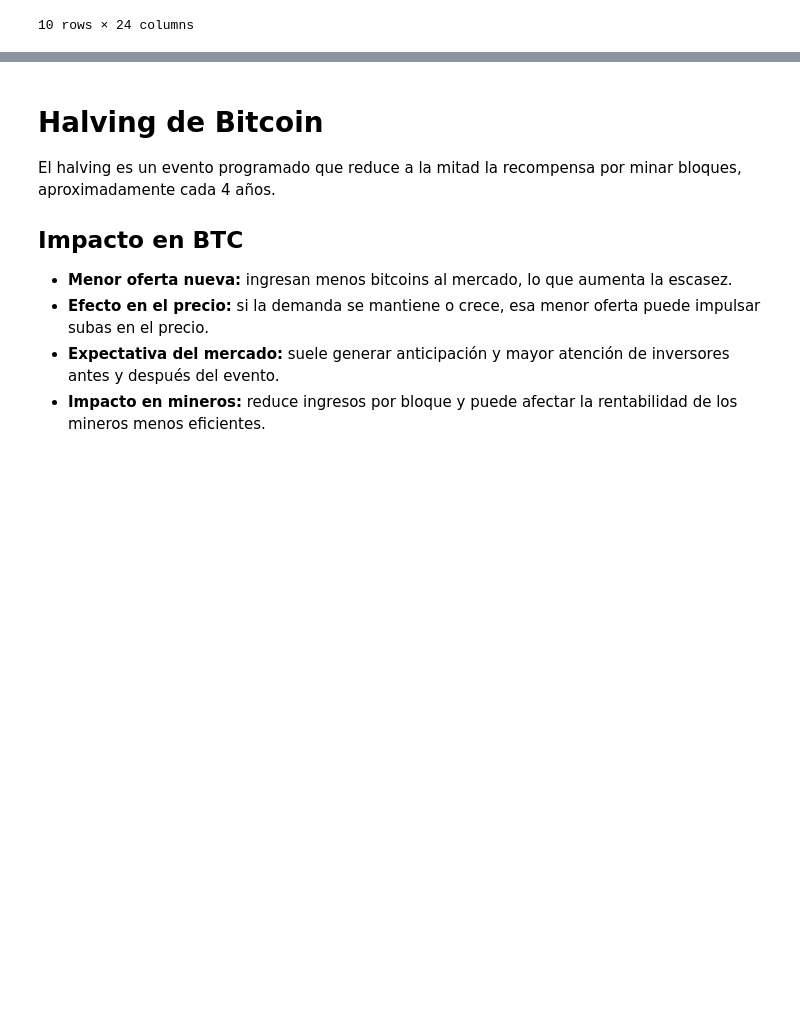
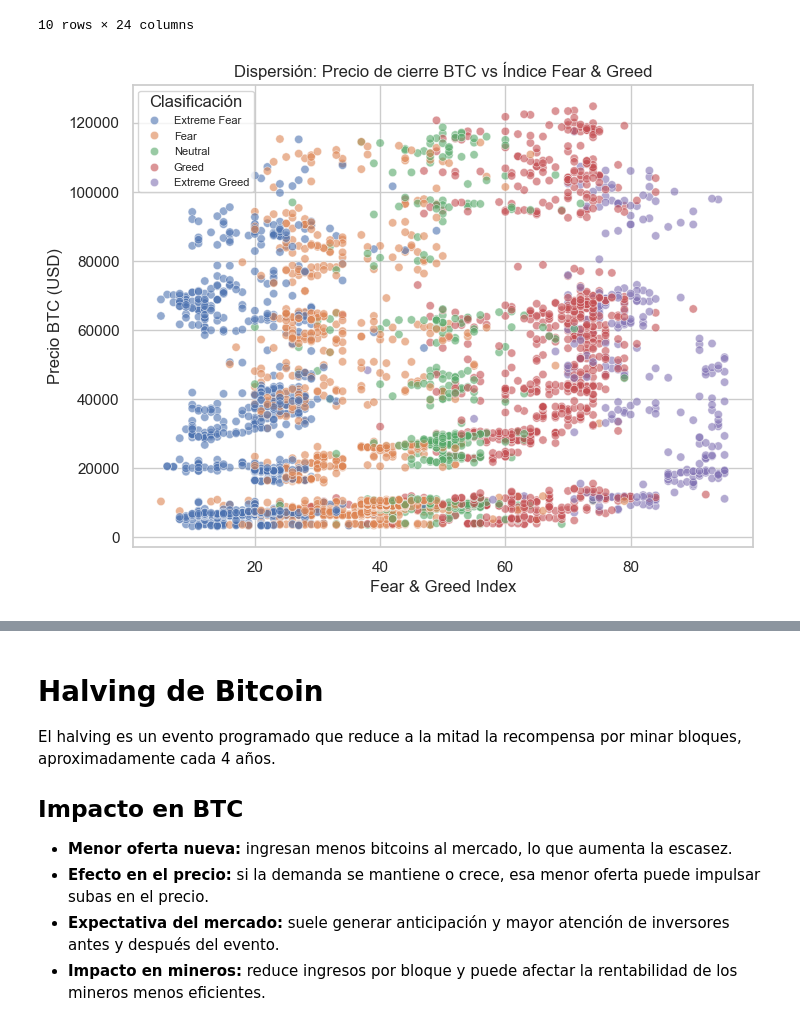
Before and after one commit to Miguelachoacho/TP-2026, a Jupyter notebook: Entrega3/AnalisisExploratorios/exploracionDatos.ipynb, the cells around one changed output, grey strips where cells are left out. Cells and saved outputs as stored; diff of their text form; code cells hidden in the pictures; blank space fills up the shorter version.

```diff
--- a/Entrega3/AnalisisExploratorios/exploracionDatos.ipynb
+++ b/Entrega3/AnalisisExploratorios/exploracionDatos.ipynb
@@ -248,3 +240,17 @@ full_data.tail(10)
 | 3125 | 2026-08-23 | 77755.265625 | 77082.843750 | 78036.867188 | 75624.945312 | 31158396908 | 672.421875 | 2411.921875 | 0.008716 | ... |
 | 3126 | 2026-08-24 | 78858.929688 | 77727.617188 | 79891.304688 | 76838.726562 | 56741580800 | 1131.312500 | 3052.578125 | 0.014194 | ... |
 10 rows × 24 columns
+# %%
+# Gráfico de dispersión: Precio BTC vs Fear & Greed
+full_data['fng_value_lag1'] = full_data['fng_value'].shift(1)
+scatter_data = full_data[['Close', 'fng_value_lag1', 'fng_classification']].dropna()
+
+plt.figure(figsize=(8, 6))
+sns.scatterplot(data=scatter_data, x='fng_value_lag1', y='Close', hue='fng_classification', alpha=0.6)
+plt.title('Dispersión: Precio de cierre BTC vs Índice Fear & Greed')
+plt.xlabel('Fear & Greed Index')
+plt.ylabel('Precio BTC (USD)')
+plt.legend(title='Clasificación', loc='upper left', fontsize=8)
+plt.show()
+# %% [output]
+[figure, added]
```
Also changed, not shown: parts of 14 cells of this notebook, 1 other file.
